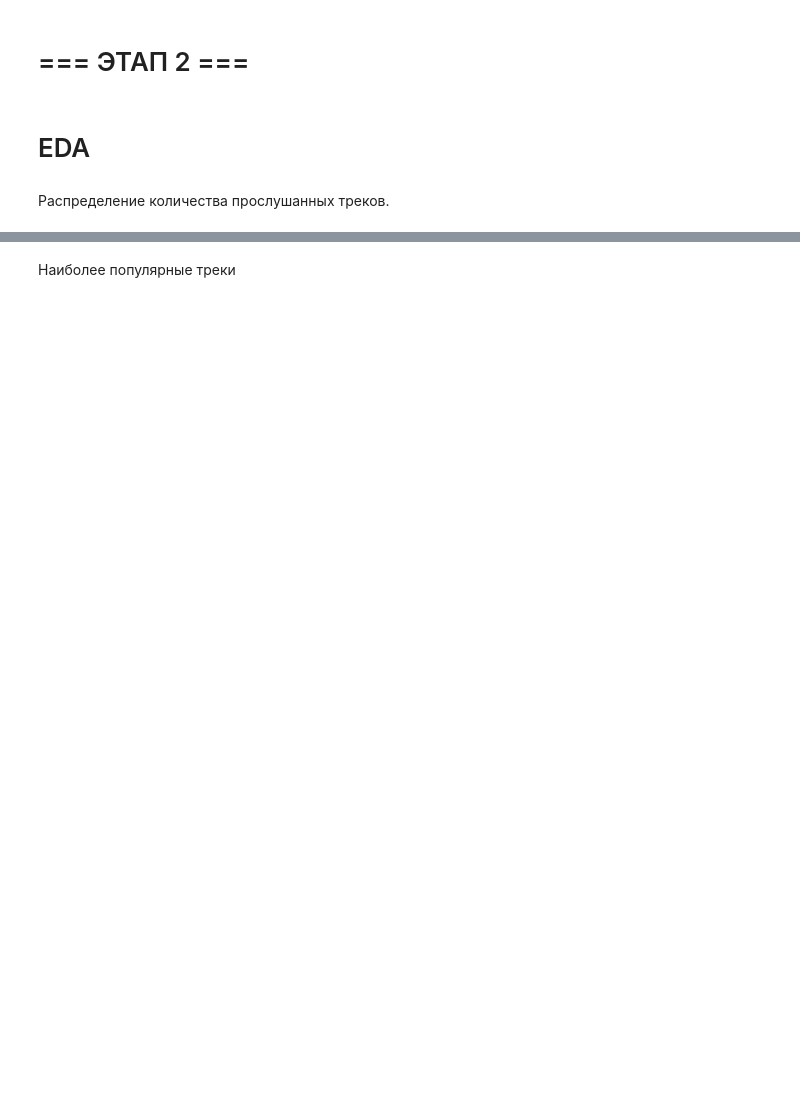
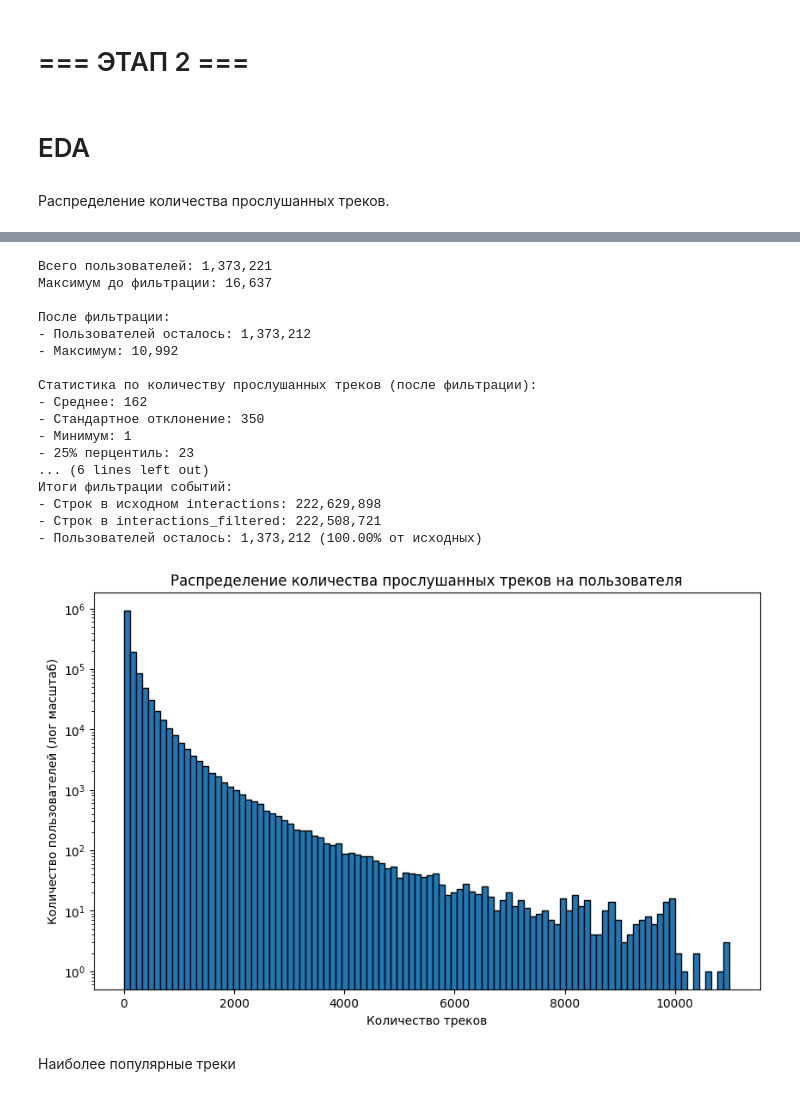
Before and after one commit to vinnik-v/mle-project-sprint-4, a Jupyter notebook: recommendations.ipynb, the cells around one changed output, grey strips where cells are left out. Saved outputs shown, nothing was run; the diff lists cells and outputs as text; code cells hidden in the pictures; blank space fills up the shorter version.

```diff
--- a/recommendations.ipynb
+++ b/recommendations.ipynb
@@ -156,2 +677,71 @@ dtypes: int64(1), object(2)
+# %%
+# Отфильтровываем значения свыше 11 тыс
+
+import matplotlib.pyplot as plt
+
+# Считаем количество прослушанных треков на пользователя
+user_tracks_count = interactions.groupby("user_id")["track_id"].count()
+
+print(f"Всего пользователей: {len(user_tracks_count):,}")
+print(f"Максимум до фильтрации: {user_tracks_count.max():,}")
+
+# Филттруем пользователей с > 11 000 прослушиваний
+THRESHOLD = 11_000
+filtered_counts = user_tracks_count[user_tracks_count <= THRESHOLD]
+valid_users = filtered_counts.index  # это user_id, которые проходят порог
+
+print(f"\nПосле фильтрации:")
+print(f"- Пользователей осталось: {len(filtered_counts):,}")
+print(f"- Максимум: {filtered_counts.max():,}")
+
+# Пересчитываем статистику
+stats = filtered_counts.describe(percentiles=[0.25, 0.5, 0.75, 0.9, 0.99])
+
+print("\nСтатистика по количеству прослушанных треков (после фильтрации):")
+print(f"- Среднее: {stats['mean']:.0f}")
+print(f"- Стандартное отклонение: {stats['std']:.0f}")
+print(f"- Минимум: {int(stats['min'])}")
+print(f"- 25% перцентиль: {int(stats['25%'])}")
+print(f"- Медиана (50%): {int(stats['50%'])}")
+print(f"- 75% перцентиль: {int(stats['75%'])}")
+print(f"- 90% перцентиль: {int(stats['90%'])}")
+print(f"- 99% перцентиль: {int(stats['99%'])}")
+print(f"- Максимум: {int(stats['max'])}")
+
+# Отфильтрованный датасет
+interactions_filtered = interactions[interactions["user_id"].isin(valid_users)].copy()
+
+print("\nИтоги фильтрации событий:")
+print(f"- Строк в исходном interactions: {len(interactions):,}")
+print(f"- Строк в interactions_filtered: {len(interactions_filtered):,}")
+print(f"- Пользователей осталось: {interactions_filtered['user_id'].nunique():,} "
+      f"({len(filtered_counts)/len(user_tracks_count)*100:.2f}% от исходных)")
+
+# Гистограмма распределения после фильтра
+plt.figure(figsize=(10, 6))
+plt.hist(filtered_counts, bins=100, log=True, edgecolor='black')
+plt.title("Распределение количества прослушанных треков на пользователя")
+plt.xlabel("Количество треков")
+plt.ylabel("Количество пользователей (лог масштаб)")
+plt.show()
+# %% [output]
+Всего пользователей: 1,373,221
+Максимум до фильтрации: 16,637
+
+После фильтрации:
+- Пользователей осталось: 1,373,212
+- Максимум: 10,992
+
+Статистика по количеству прослушанных треков (после фильтрации):
+- Среднее: 162
+- Стандартное отклонение: 350
+- Минимум: 1
+- 25% перцентиль: 23
+... (6 lines left out)
+Итоги фильтрации событий:
+- Строк в исходном interactions: 222,629,898
+- Строк в interactions_filtered: 222,508,721
+- Пользователей осталось: 1,373,212 (100.00% от исходных)
+[figure, added]
 # %% [markdown]
 Наиболее популярные треки
```
Also changed, not shown: parts of 43 cells of this notebook, 2 other files.
